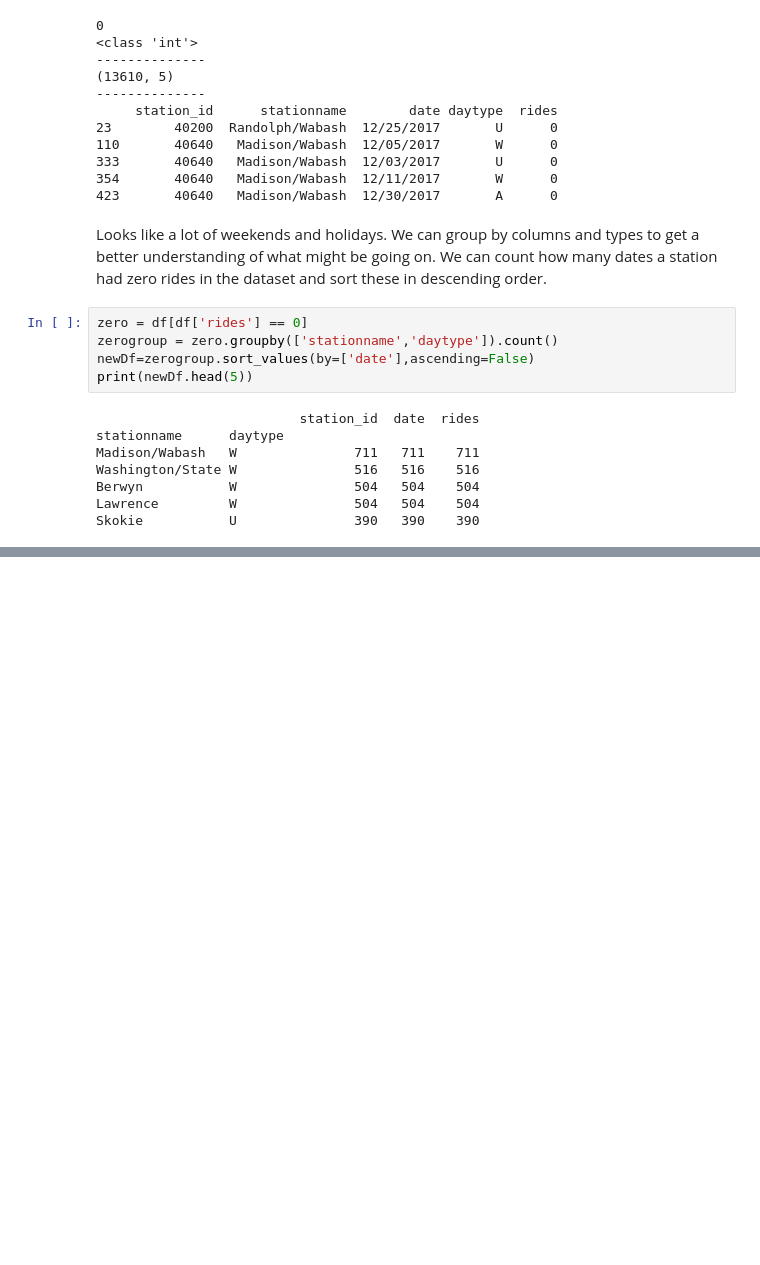
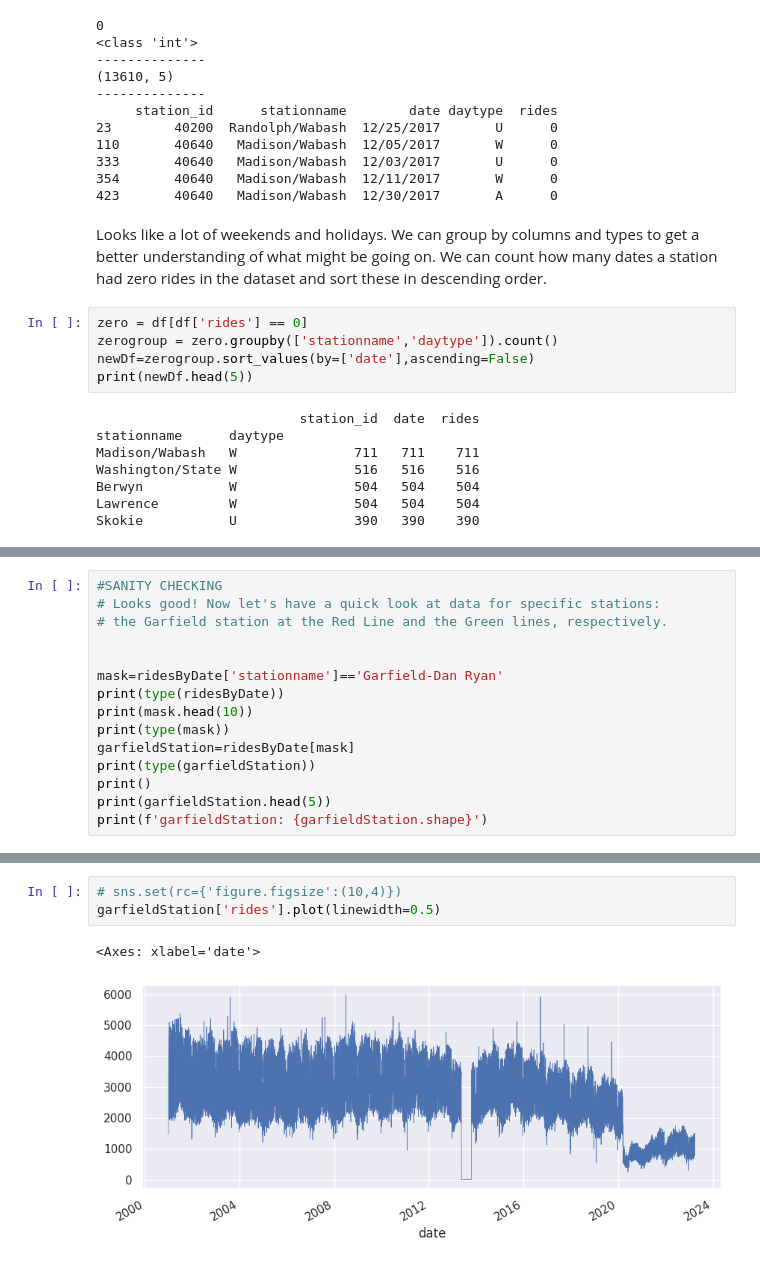
Before and after one commit to Sinchiguano/chicagoUniversity, a Jupyter notebook: Lecture_1b_Data_Exploration.ipynb, the cells around one changed output, grey strips where cells are left out. Drawn from its saved outputs; the diff is of its cells as text; blank space fills up the shorter version.

```diff
--- a/Lecture_1b_Data_Exploration.ipynb
+++ b/Lecture_1b_Data_Exploration.ipynb
@@ -131,0 +299,15 @@ Skokie           U               390   390    390
+# %%
+#SANITY CHECKING
+# Looks good! Now let's have a quick look at data for specific stations:
+# the Garfield station at the Red Line and the Green lines, respectively.
+
+
+mask=ridesByDate['stationname']=='Garfield-Dan Ryan'
+print(type(ridesByDate))
+print(mask.head(10))
+print(type(mask))
+garfieldStation=ridesByDate[mask]
+print(type(garfieldStation))
+print()
+print(garfieldStation.head(5))
+print(f'garfieldStation: {garfieldStation.shape}')
@@ -131,0 +357,6 @@ Skokie           U               390   390    390
+# %%
+# sns.set(rc={'figure.figsize':(10,4)})
+garfieldStation['rides'].plot(linewidth=0.5)
+# %% [output]
+<Axes: xlabel='date'>
+[figure, added]
```
Also changed, not shown: parts of 12 cells of this notebook.
